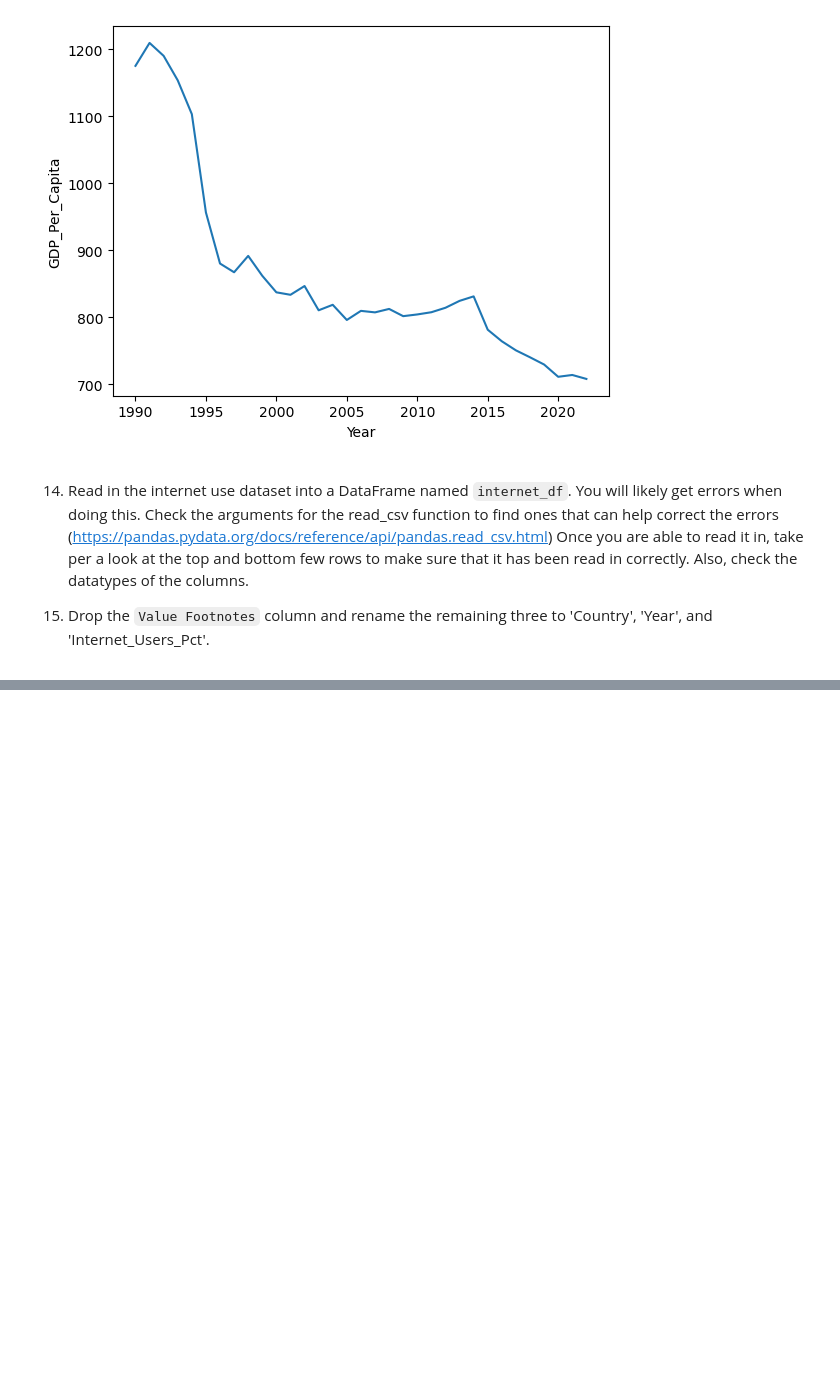
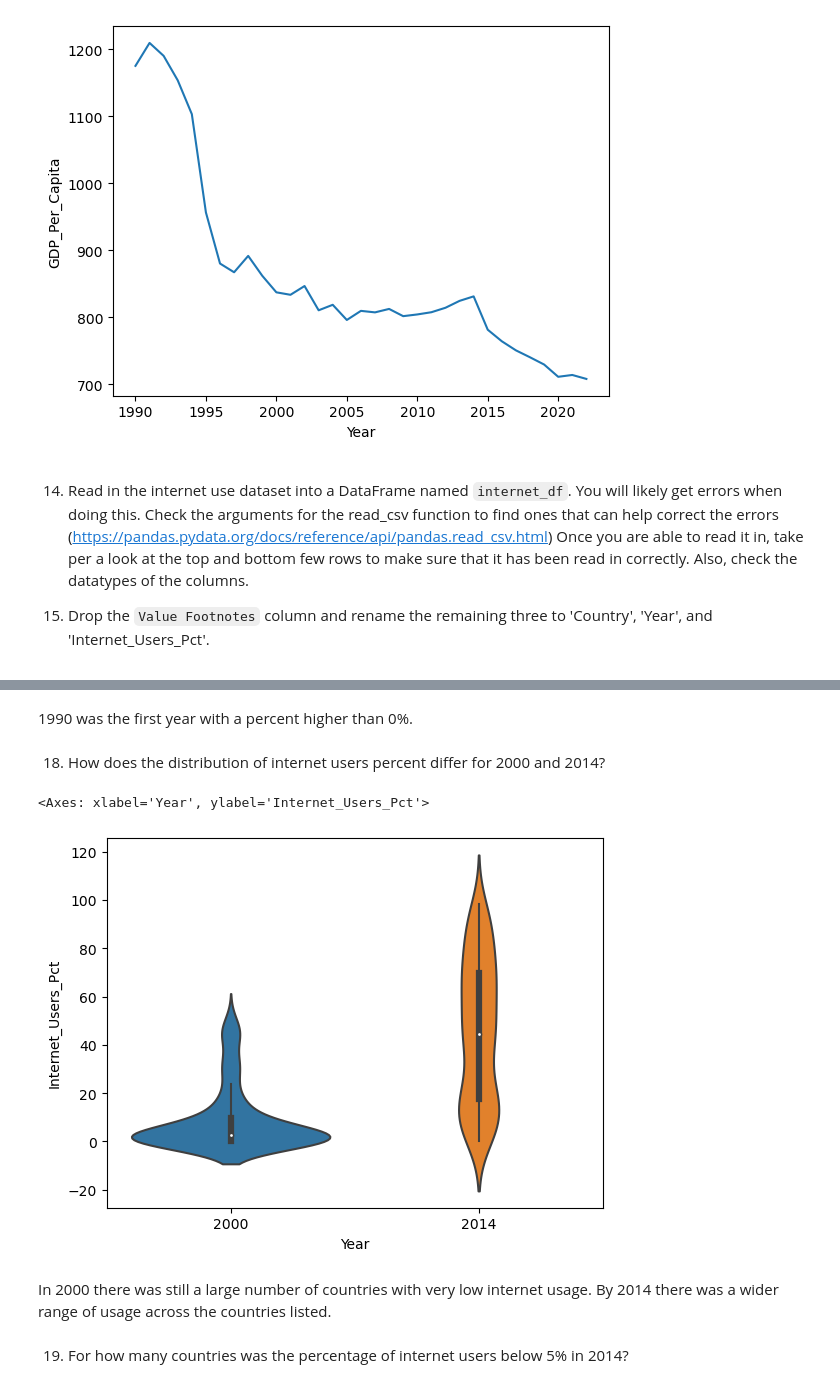
Before and after one commit to NSS-Data-Analytics-Cohort-10/gdp-and-internet-usage-Daniel-Hoover, a Jupyter notebook: Notebooks/un_project.ipynb, the cells around one changed output, grey strips where cells are left out. Drawn from its saved outputs; the diff is of its cells as text; code cells hidden in the pictures; blank space fills up the shorter version.

```diff
--- a/Notebooks/un_project.ipynb
+++ b/Notebooks/un_project.ipynb
@@ -301,5 +302,9 @@ sns.lineplot(luxgdp, x=luxgdp['Year'], y=luxgdp['GDP_Per_Capita'] )
 
 15. Drop the `Value Footnotes` column and rename the remaining three to 'Country', 'Year', and 'Internet_Users_Pct'.
 # %%
-internet_df = pd.read_csv(r"C:\Users\Thund\NSS_Data_Analytics\Projects\Python\gdp-and-internet-usage-Daniel-Hoover\Data\internet_use.csv")
+internet_df = pd.read_csv(r"C:\Users\Thund\NSS_Data_Analytics\Projects\Python\gdp-and-internet-usage-Daniel-Hoover\Data\internet_use.csv", nrows = 4495)
+#internet_df = pd.read_csv(r"C:\Users\Thund\NSS_Data_Analytics\Projects\Python\gdp-and-internet-usage-Daniel-Hoover\Data\internet_use.csv", on_bad_lines='skip')
+#internet_df = internet_df['Value'].dropna(axis=0, how='any') #This tells where the data stops. So you can callthe correct rows.
+internet_df
+#print(internet_df.info)
 # %% [output]
@@ -308,0 +324,2 @@ ParserError: Error tokenizing data. C error: Expected 4 fields in line 4675, saw
+# %%
+internet_df = internet_df.drop('Value Footnotes', axis= 1)
@@ -308,0 +342,2 @@ ParserError: Error tokenizing data. C error: Expected 4 fields in line 4675, saw
+# %%
+internet_df = internet_df.rename(columns={'Country or Area':'Country', 'Value':'Internet_Users_Pct'})
@@ -308,0 +408,14 @@ ParserError: Error tokenizing data. C error: Expected 4 fields in line 4675, saw
+# %% [markdown]
+1990 was the first year with a percent higher than 0%.
+# %% [markdown]
+18. How does the distribution of internet users percent differ for 2000 and 2014?
+# %%
+twok = internet_df[internet_df['Year'].isin([2000, 2014])]
+sns.violinplot(x = twok['Year'], y=twok['Internet_Users_Pct'])
+# %% [output]
+<Axes: xlabel='Year', ylabel='Internet_Users_Pct'>
+[figure, added]
+# %% [markdown]
+In 2000 there was still a large number of countries with very low internet usage. By 2014 there was a wider range of usage across the countries listed.
+# %% [markdown]
+19. For how many countries was the percentage of internet users below 5% in 2014?
```
Also changed, not shown: parts of 29 cells of this notebook.
